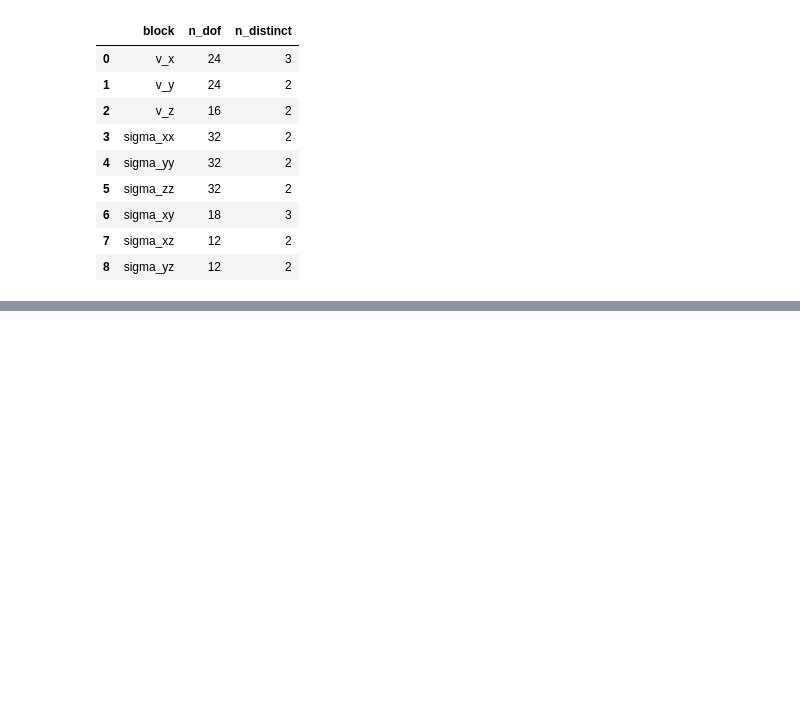
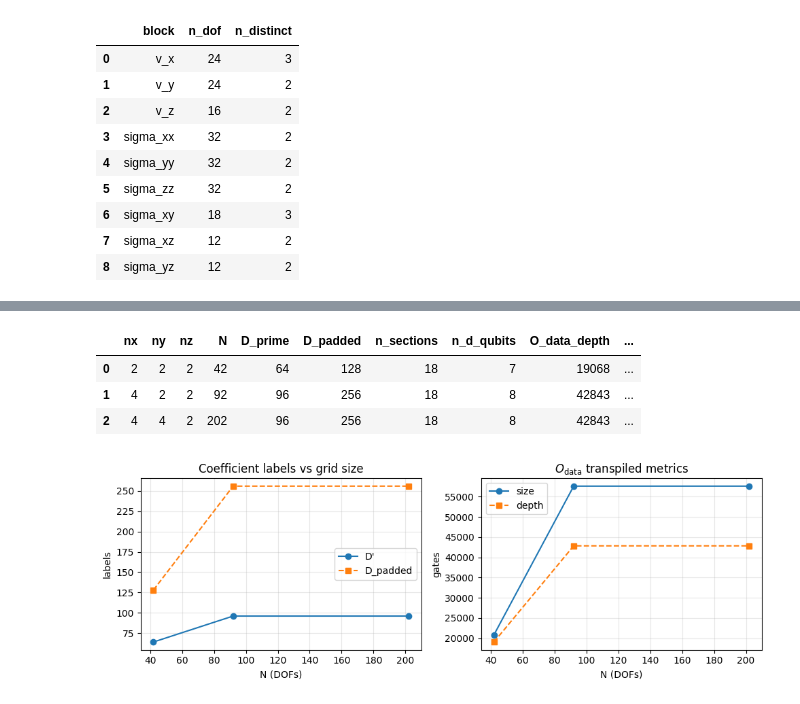
Before and after one commit to krokabobs/3D-Elastic-Wave-Equation-Hamiltonian-Simulation, a Jupyter notebook: block_encoding_hamiltonian_2d.ipynb, the cells around one changed output, grey strips where cells are left out. Saved outputs shown, nothing was run; the diff lists cells and outputs as text; code cells hidden in the pictures; blank space fills up the shorter version.

Commit message:
Updated quasi-2D Hamiltonian block encoding + auxiliary file

```diff
--- a/block_encoding_hamiltonian_2d.ipynb
+++ b/block_encoding_hamiltonian_2d.ipynb
@@ -317,0 +359,32 @@ O_data prototype (|Re(value_table)|, alpha=||H||_2): T-gates = 30668
+# %%
+odata_scale = summarize_hamiltonian_odata_scaling(
+    ((2, 2, 2), (4, 2, 2), (4, 4, 2)),
+    add_fractures=True,
+    sk_t_count=False,
+)
+display(odata_scale)
+
+fig, ax = plt.subplots(1, 2, figsize=(10, 3.5))
+ax[0].plot(odata_scale["N"], odata_scale["D_prime"], "o-", label="D'")
+ax[0].plot(odata_scale["N"], odata_scale["D_padded"], "s--", label="D_padded")
+ax[0].set_xlabel("N (DOFs)")
+ax[0].set_ylabel("labels")
+ax[0].set_title("Coefficient labels vs grid size")
+ax[0].legend()
+ax[0].grid(True, alpha=0.3)
+
+ax[1].plot(odata_scale["N"], odata_scale["O_data_size"], "o-", label="size")
+ax[1].plot(odata_scale["N"], odata_scale["O_data_depth"], "s--", label="depth")
+ax[1].set_xlabel("N (DOFs)")
+ax[1].set_ylabel("gates")
+ax[1].set_title(r"$O_{\mathrm{data}}$ transpiled metrics")
+ax[1].legend()
+ax[1].grid(True, alpha=0.3)
+plt.tight_layout()
+plt.show()
+# %% [output]
+|  | nx | ny | nz | N | D_prime | D_padded | n_sections | n_d_qubits | O_data_depth | ... |
+| 0 | 2 | 2 | 2 | 42 | 64 | 128 | 18 | 7 | 19068 | ... |
+| 1 | 4 | 2 | 2 | 92 | 96 | 256 | 18 | 8 | 42843 | ... |
+| 2 | 4 | 4 | 2 | 202 | 96 | 256 | 18 | 8 | 42843 | ... |
+[figure, added]
```
Also changed, not shown: parts of 18 cells of this notebook, 1 other file.
